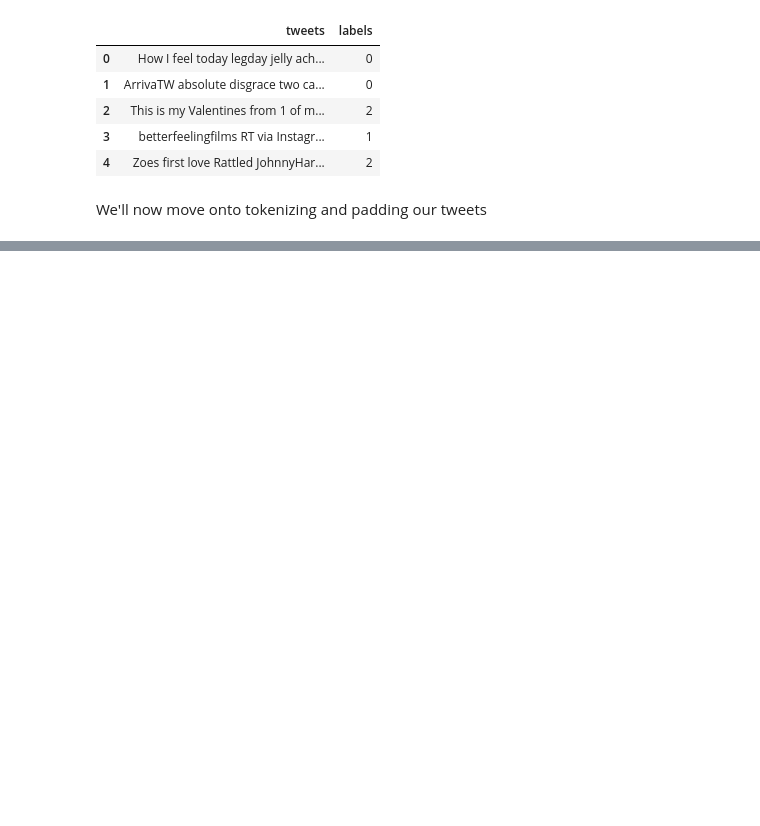
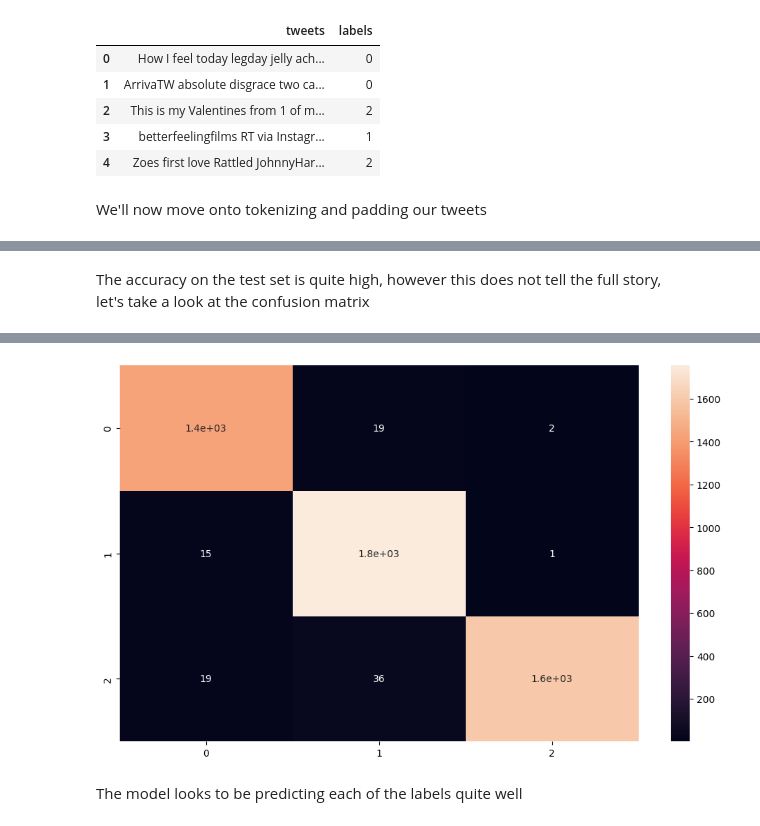
Before and after one commit to moeb15/Twitter-Sentiment-Analysis, a Jupyter notebook: EDA.ipynb, the cells around one changed output, grey strips where cells are left out. Saved outputs shown, nothing was run; the diff lists cells and outputs as text; code cells hidden in the pictures; blank space fills up the shorter version.

```diff
--- a/EDA.ipynb
+++ b/EDA.ipynb
@@ -129,0 +269,20 @@ num_seq = len(text_sequences)
+# %% [markdown]
+The accuracy on the test set is quite high, however this does not tell the full story,
+let's take a look at the confusion matrix
+# %%
+from sklearn.metrics import confusion_matrix
+import matplotlib.pyplot as plt
+
+X_test, y_test = tuple(zip(*dataset))
+X_test = np.array(X_test)
+y_test = np.array(y_test)
+
+y_test = np.argmax(y_test,axis=-1)
+y_preds = np.argmax(model.predict(X_test),axis=-1)
+
+cnf_mtx = confusion_matrix(y_test,y_preds)
+
+plt.figure(figsize=(12,7))
+sns.heatmap(cnf_mtx,annot=True)
+plt.show()
+# %% [output]
@@ -129,0 +290,3 @@ num_seq = len(text_sequences)
+[figure, added]
+# %% [markdown]
+The model looks to be predicting each of the labels quite well
```
Also changed, not shown: parts of 21 cells of this notebook, 1 other file.
